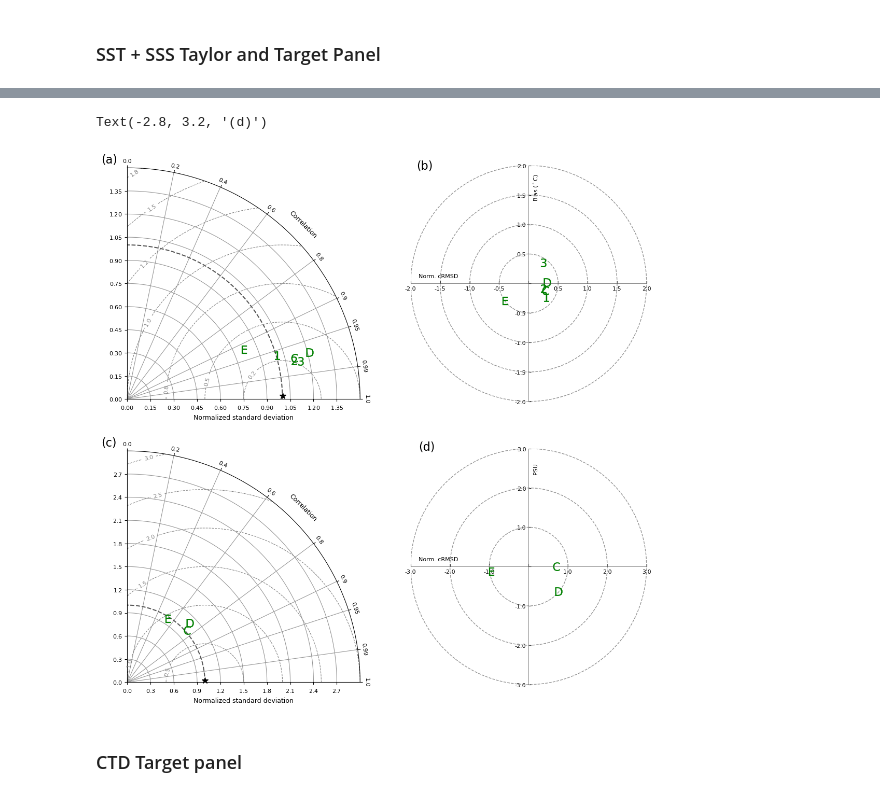
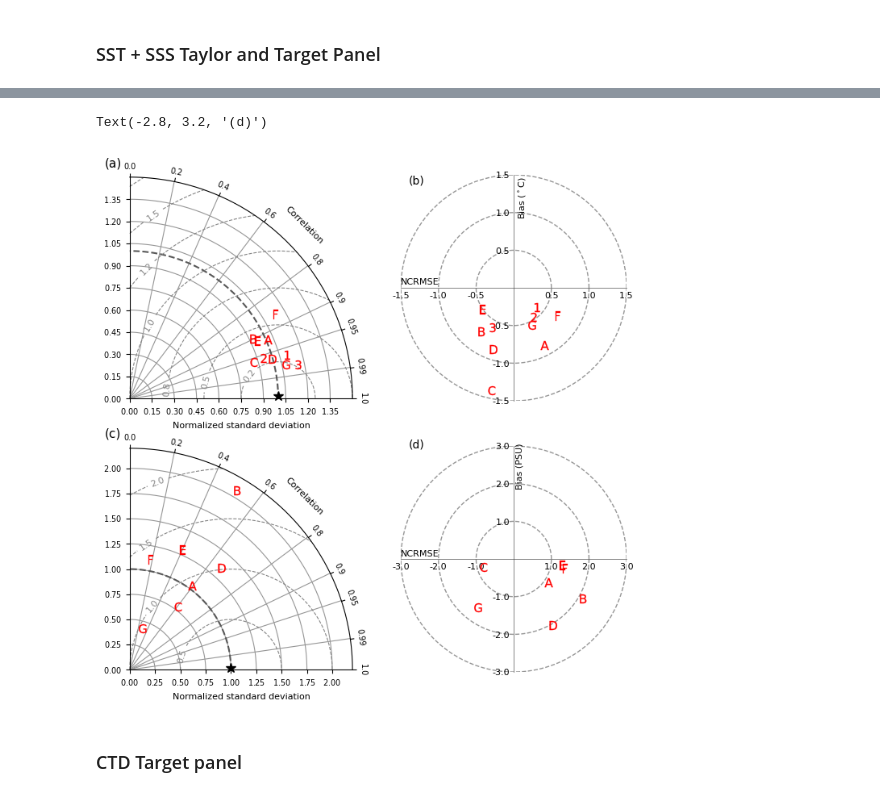
Before and after one commit to goldford/NEMO-Salish-Sea-1500, a Jupyter notebook: code/Analysis - Taylor Target panels (rev3).ipynb, the cells around one changed output, grey strips where cells are left out. Cells and saved outputs as stored; diff of their text form; code cells hidden in the pictures.

```diff
--- a/code/Analysis - Taylor Target panels (rev3).ipynb
+++ b/code/Analysis - Taylor Target panels (rev3).ipynb
@@ -1116,19 +1123,21 @@ def pol2cart(phi, rho):
 
 ## streamline the above
 modelruns_info = {#'SalishSea1500-RUN203': {'path': 'D:/temp_nemo/RUN203_PLOTS_SCORES/',
-#                                            'colour': 'r',
-#                                            'shortcode': 'RUN203', 'experiment': False},
-#                       'SalishSea1500-RUN216': {'path': 'D:/temp_nemo/RUN216/',
-#                                             'colour': 'b',
-#                                            'shortcode': 'RUN216', 'experiment': False}#,
-                     'SalishSea500-201905': {'path': 'D:/temp_nemo/SS500/',
-                                           'colour': 'g',
-                                           'shortcode': '201905', 'experiment': True}
-                 }
+#                                             'colour': 'k',
+#                                             'shortcode': 'RUN203', 'experiment': False},
+#                        'SalishSea1500-RUN216': {'path': 'D:/temp_nemo/RUN216/',
+#                                              'colour': 'k',
+#                                             'shortcode': 'RUN216', 'experiment': False},
+                      'SalishSea1500-RUN216-altSST': {'path': 'D:/temp_nemo/RUN216_altSST/',
+                                             'colour': 'r',
+                                            'shortcode': 'RUN216', 'experiment': False}#,
+#                      'SalishSea500-201905': {'path': 'D:/temp_nemo/SS500/',
+#                                            'colour': 'g',
+#                                            'shortcode': '201905', 'experiment': True}
+                  }
 
 buoy_list = ['46131', '46134', '46146'] # excluding many of these
-
-msize = 12
+msize = 8
 
 # set up markers and related options
 
@@ -1147,23 +1156,23 @@ o_markers = {'active_pass_LH.nc': {'symbol':r'$\mathdefault{A}$','size':msize, '
 
 
 # short runs only have these stations - 2023-08-04
-o_markers = {'chrome_island_LH.nc': {'symbol':r'$\mathdefault{C}$','size':msize, 'label':'Chrome Is.'},
-         'entrance_island_LH.nc': {'symbol':r'$\mathdefault{D}$','size':msize, 'label':'Entrance Is.'},
-         'race_rocks_LH.nc': {'symbol':r'$\mathdefault{E}$','size':msize, 'label':'Race Rocks'},
+# o_markers = {'chrome_island_LH.nc': {'symbol':r'$\mathdefault{C}$','size':msize, 'label':'Chrome Is.'},
+#          'entrance_island_LH.nc': {'symbol':r'$\mathdefault{D}$','size':msize, 'label':'Entrance Is.'},
+#          'race_rocks_LH.nc': {'symbol':r'$\mathdefault{E}$','size':msize, 'label':'Race Rocks'},
 
-         # SST / wave buoys (others not used are ptaw1, ptww1,tcnw1,neaw1,46087,46088)
-         '46131': {'symbol':"$1$",'size':msize, 'label':'46131'},
-         '46146': {'symbol':"$3$",'size':msize, 'label':'46146'},
-         '46134': {'symbol':"$2$",'size':msize, 'label':'46134'}
-        }
+#          # SST / wave buoys (others not used are ptaw1, ptww1,tcnw1,neaw1,46087,46088)
+#          '46131': {'symbol':"$1$",'size':msize, 'label':'46131'},
+#          '46146': {'symbol':"$3$",'size':msize, 'label':'46146'},
+#          '46134': {'symbol':"$2$",'size':msize, 'label':'46134'}
+#         }
 
 
 
 # fig setup
 #  since tight_layout and constrained layout is broken it is important
 #  to get the fig w and h proportions correct else cropping occurs
-fig_dim_1 = 13 #w
-fig_dim_2 = 13 #h
+fig_dim_1 = 8 #w
+fig_dim_2 = 8 #h
 fig = plt.figure(figsize=(fig_dim_1, fig_dim_2)) #w,h
 
 augment_rmse = True
@@ -1181,38 +1190,38 @@ gs_on = False # added for experimental gridspec layout
 
 ax1_SST = get_taylor_diagram_axes(fig, rect, refstd, srange, contour_levs, clr_std_cntr, gs_on)
 ax1_SST = plot_taylor_data(ax1_SST,modelruns_info,var,augment_rmse,buoy_list,o_markers)
-ax1_SST.text(-0.1, 1.05, '(a)', ha='left', va='top', fontsize=16, transform=ax1_SST.transAxes)
+ax1_SST.text(-0.1, 1.08, '(a)', ha='left', va='top', fontsize=11, transform=ax1_SST.transAxes)
 
 var = "salinity"
-srange=(0, 3.0)
+srange=(0, 2.2)
 refstd = 1 # reference std dev
 rect = 223 # nrows,ncols,index
-contour_levs = 6
+contour_levs = 5
 
 ax3_SSS = get_taylor_diagram_axes(fig, rect, refstd, srange, contour_levs, clr_std_cntr, gs_on)
 ax3_SSS = plot_taylor_data(ax3_SSS,modelruns_info,var,augment_rmse,buoy_list,o_markers)
-ax3_SSS.text(-0.1, 1.05, '(c)', ha='left', va='top', fontsize=16, transform=ax3_SSS.transAxes)
+ax3_SSS.text(-0.1, 1.08, '(c)', ha='left', va='top', fontsize=11, transform=ax3_SSS.transAxes)
 
 ############################
 # Target diagrams
 ############################
 
 var = "temperature"
-axismax = 2
+axismax = 1.5
 ocircles_t = [0.5,1,1.5,2.0] # radii circles draw
 target_ax_options = {
     'ticklabcolor':'#000000',#'#808080',
     'axesedgecolor': '#525252',
     'bias_label': "Bias ($^\circ$C)",
-    'RMSD_label': "Norm. cRMSD",
+    'RMSD_label': "NCRMSE",
     'b_lab_rot': 90,
     'fontsizelab': 8,
     'fontsizelab_ticks': 8,
     'rmsd_lab_rot':0,
-    'b_lab_pos_yoffset': -0.5,
+    'b_lab_pos_yoffset': -0.4,
     'b_lab_pos_xoffset': 0.18,
-    'rmsd_lab_pos_yoffset': 0.1,
-    'rmsd_lab_pos_xoffset': -4,
+    'rmsd_lab_pos_yoffset': 0.08,
+    'rmsd_lab_pos_xoffset': -3.1,
     'axismax': axismax,
     'ticks': [],
     'xticklabelpos': [],
@@ -1231,8 +1240,8 @@ target_ax_options = {
     'linewidth': 0.5
 }
 
-ax2_SSS = plt.subplot(2,2,2)
-ax2_SSS = get_target_diagram_axes(ax2_SSS, target_ax_options)
+ax2_SST = plt.subplot(2,2,2)
+ax2_SST = get_target_diagram_axes(ax2_SST, target_ax_options)
 
 target_m_options = {
         # markers and marker styles etc
@@ -1268,8 +1277,8 @@ target_m_options = {
         'titlecolorbar': ''
     }
 
-ax2_SSS = plot_target_data1(ax2_SSS,modelruns_info,var,augment_rmse, target_m_options)
-ax2_SSS.text(-1.9, 2.1, '(b)', ha='left', va='top', fontsize=16)
+ax2_SST = plot_target_data1(ax2_SST,modelruns_info,var,augment_rmse, target_m_options)
+ax2_SST.text(-1.4, 1.5, '(b)', ha='left', va='top', fontsize=10)
 
 
 var = "salinity"
@@ -1277,17 +1286,17 @@ axismax = 3
 
 # change some options
 target_ax_options['axismax'] = axismax
-target_ax_options['bias_label'] = "PSU"
+target_ax_options['bias_label'] = "Bias (PSU)"
 target_ax_options['o_circles'] = [1.0,2.0,3.0]
 target_ax_options['b_lab_pos_yoffset'] = -0.7
 target_ax_options['b_lab_pos_xoffset'] = 0.26
 target_ax_options['rmsd_lab_pos_yoffset'] = 0.15
-target_ax_options['rmsd_lab_pos_xoffset'] = -6
+target_ax_options['rmsd_lab_pos_xoffset'] = -6.2
 
 ax4_SSS = plt.subplot(2,2,4)
 ax4_SSS = get_target_diagram_axes(ax4_SSS, target_ax_options)
 
 target_m_options['axismax'] = axismax
 ax4_SSS = plot_target_data1(ax4_SSS,modelruns_info,var,augment_rmse, target_m_options)
-ax4_SSS.text(-2.8, 3.2, '(d)', ha='left', va='top', fontsize=16)
+ax4_SSS.text(-2.8, 3.2, '(d)', ha='left', va='top', fontsize=10)
 # %% [output]
@@ -1298,5 +1307,5 @@ Target SSS SalishSea500-201905
 Text(-2.8, 3.2, '(d)')
-[figure, old version]
+[figure, new version]
 # %% [markdown]
 ### CTD Target panel
 # %%
```
Also changed, not shown: parts of 11 cells of this notebook, 7 other files.
